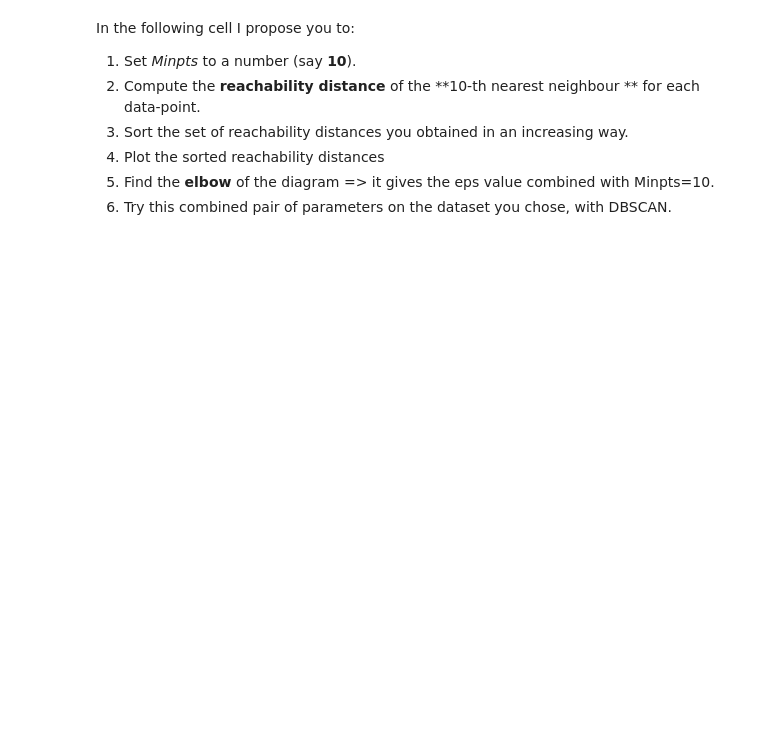
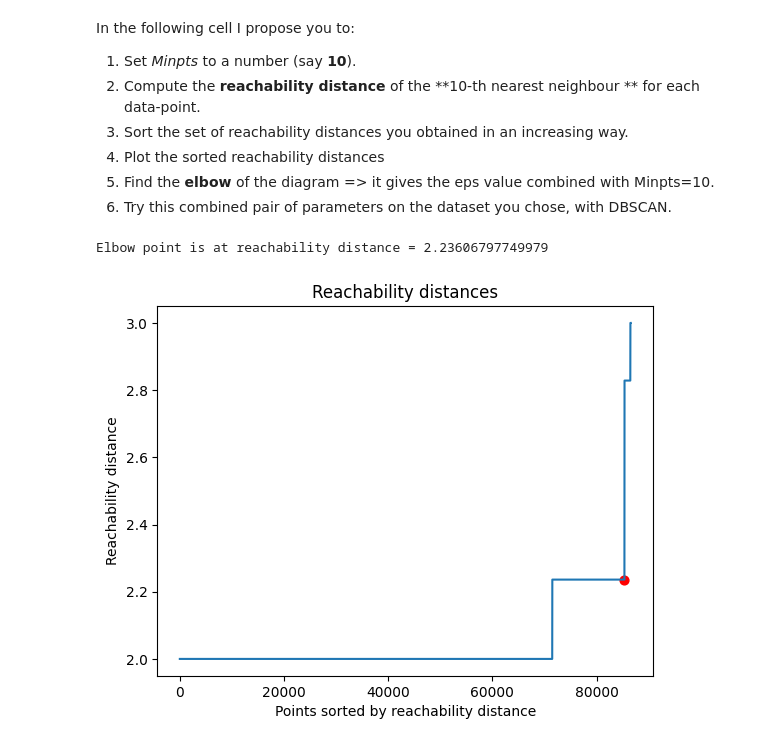
Before and after one commit to jakbtg/AAUT, a Jupyter notebook: Meo/3-clustering_copy_for_students_aa_22_23.ipynb, the cells around one changed output. Cells and saved outputs as stored; diff of their text form; code cells hidden in the pictures; blank space fills up the shorter version.

```diff
--- a/Meo/3-clustering_copy_for_students_aa_22_23.ipynb
+++ b/Meo/3-clustering_copy_for_students_aa_22_23.ipynb
@@ -359,0 +350,28 @@ for i in range(n_samples3):
+# %%
+from sklearn.neighbors import NearestNeighbors
+
+# Set min_pts to 10
+min_pts = 10
+
+# Compute the reachability distance to the 10-th nearest neighbor for each point and sort them
+neighbors = NearestNeighbors(n_neighbors=min_pts)
+neighbors.fit(data3)
+distances, indices = neighbors.kneighbors(data3)
+distances = np.sort(distances[:,min_pts-1], axis=0)
+
+# Find the elbow
+elbow = np.diff(distances)  # Look at the difference between consecutive points
+max_elbow = np.argmax(elbow)  # Find the point of maximum curvature
+print(f'Elbow point is at reachability distance = {distances[max_elbow]}')
+
+# Plot the reachability distances
+plt.plot(distances)
+plt.title('Reachability distances')
+plt.xlabel('Points sorted by reachability distance')
+plt.ylabel('Reachability distance')
+# Plot the elbow point
+plt.scatter(np.argmax(elbow), distances[np.argmax(elbow)], c='r', s=40)
+plt.show()
+# %% [output]
+Elbow point is at reachability distance = 2.23606797749979
+[figure, added]
```
Also changed, not shown: parts of 3 cells of this notebook.
